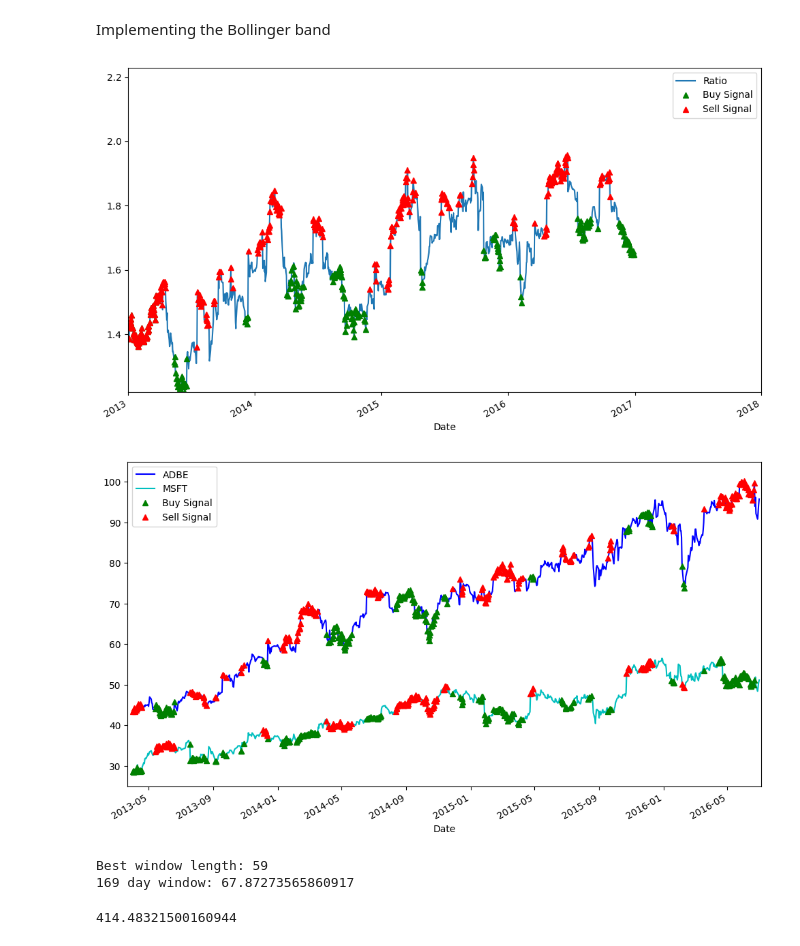
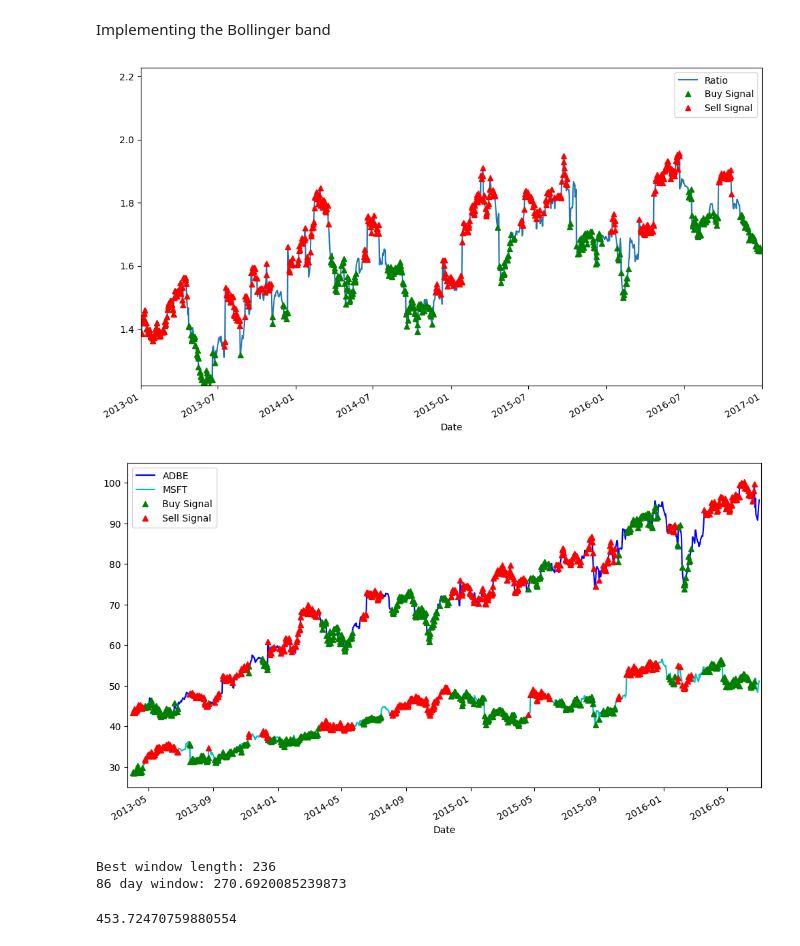
Before and after one commit to biggiesmalls2/Pairs-trading-using-Kalman-filtering, a Jupyter notebook: Week_1_Bollinger_band.ipynb, the cells around one changed output. Drawn from its saved outputs; the diff is of its cells as text; code cells hidden in the pictures.

```diff
--- a/Week_1_Bollinger_band.ipynb
+++ b/Week_1_Bollinger_band.ipynb
@@ -30,7 +30,7 @@ plt.show()
 Implementing the Bollinger band
 # %%
 window=60
-k=2
+k=1
 movavg=train.rolling(window=window, center= False).mean()
 
 #calculating standard deviation (volatility)
@@ -41,19 +41,19 @@ lower_band= movavg - (k*std)
 # %%
 plt.figure(figsize=(12,7))
 plt.plot(train, label='Ratio')
 buy = train.copy()
 sell = train.copy()
 buy[train>lower_band] = 0
 sell[train<upper_band] = 0
 buy.plot(color='g', linestyle='None', marker='^')
 sell.plot(color='r', linestyle='None', marker='^')
 x1, x2, y1, y2 = plt.axis()
 plt.axis((x1, x2, ratio.min(), ratio.max()))
-plt.xlim('2013-01-01','2018-01-01')
+plt.xlim('2013-01-01','2017-01-01')
 plt.legend(['Ratio', 'Buy Signal', 'Sell Signal'])
 plt.show()
 # %% [output]
-[figure, old version]
+[figure, new version]
 # %%
 plt.figure(figsize=(12,7))
 S1 = df['ADBE'].iloc[:881]
@@ -82,7 +82,7 @@ plt.xlim('2013-03-22', '2016-07-04')
 plt.legend(['ADBE', 'MSFT', 'Buy Signal', 'Sell Signal'])
 plt.show()
 # %% [output]
-[figure, old version]
+[figure, new version]
 # %%
 def trade(S1, S2, window, k):
     if window == 0 or window >= len(S1):
@@ -114,18 +114,18 @@ def trade(S1, S2, window, k):
     return money
 
 # Training set
-length_scores = [trade(df['ADBE'].iloc[:1057], df['MSFT'].iloc[:1057], l, 2) for l in range(255)]
+length_scores = [trade(df['ADBE'].iloc[:1057], df['MSFT'].iloc[:1057], l, 1) for l in range(255)]
 best_length = np.argmax(length_scores)
 print('Best window length:', best_length)
 
 # Test set
-length_scores2 = [trade(df['ADBE'].iloc[1057:], df['MSFT'].iloc[1057:], l, 2) for l in range(255)]
+length_scores2 = [trade(df['ADBE'].iloc[1057:], df['MSFT'].iloc[1057:], l, 1) for l in range(255)]
 best_length2 = np.argmax(length_scores2)
 print(best_length2, 'day window:', length_scores2[best_length2])
 # %% [output]
-Best window length: 59
-169 day window: 67.87273565860917
+Best window length: 236
+86 day window: 270.6920085239873
 # %%
-trade(df['ADBE'].iloc[881:], df['MSFT'].iloc[881:], 169,1)
+trade(df['ADBE'].iloc[881:], df['MSFT'].iloc[881:], 236,1)
 # %% [output]
-414.48321500160944
+453.72470759880554
```
